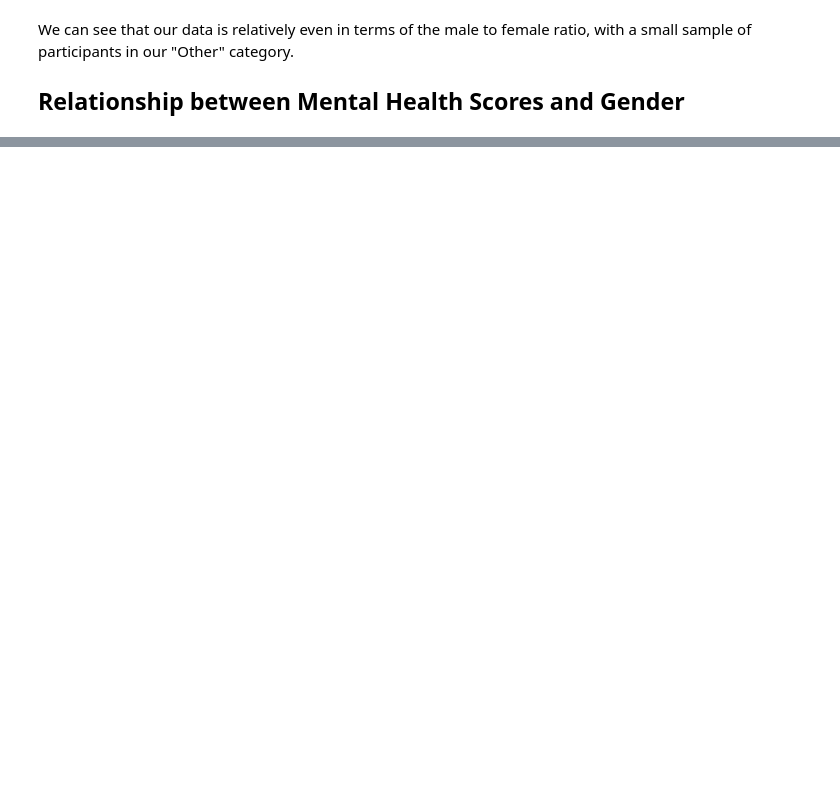
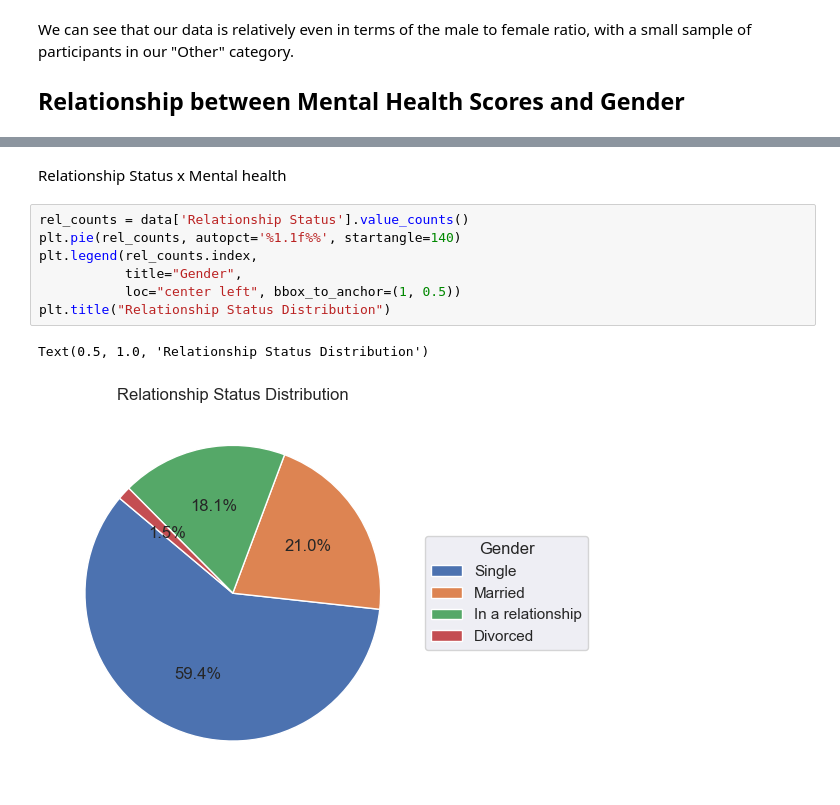
Before and after one commit to allygee/smmh_project, a Jupyter notebook: Social Media Mental Heallth Notebook.ipynb, the cells around one changed output, grey strips where cells are left out. Cells and saved outputs as stored; diff of their text form; blank space fills up the shorter version.

```diff
--- a/Social Media Mental Heallth Notebook.ipynb
+++ b/Social Media Mental Heallth Notebook.ipynb
@@ -365,0 +367,12 @@ sns.violinplot(data=data, x=data['Gender'],
+# %% [markdown]
+Relationship Status x Mental health
+# %%
+rel_counts = data['Relationship Status'].value_counts()
+plt.pie(rel_counts, autopct='%1.1f%%', startangle=140)
+plt.legend(rel_counts.index,
+           title="Gender",
+           loc="center left", bbox_to_anchor=(1, 0.5))
+plt.title("Relationship Status Distribution")
+# %% [output]
+Text(0.5, 1.0, 'Relationship Status Distribution')
+[figure, added]
```
Also changed, not shown: parts of 4 cells of this notebook.
